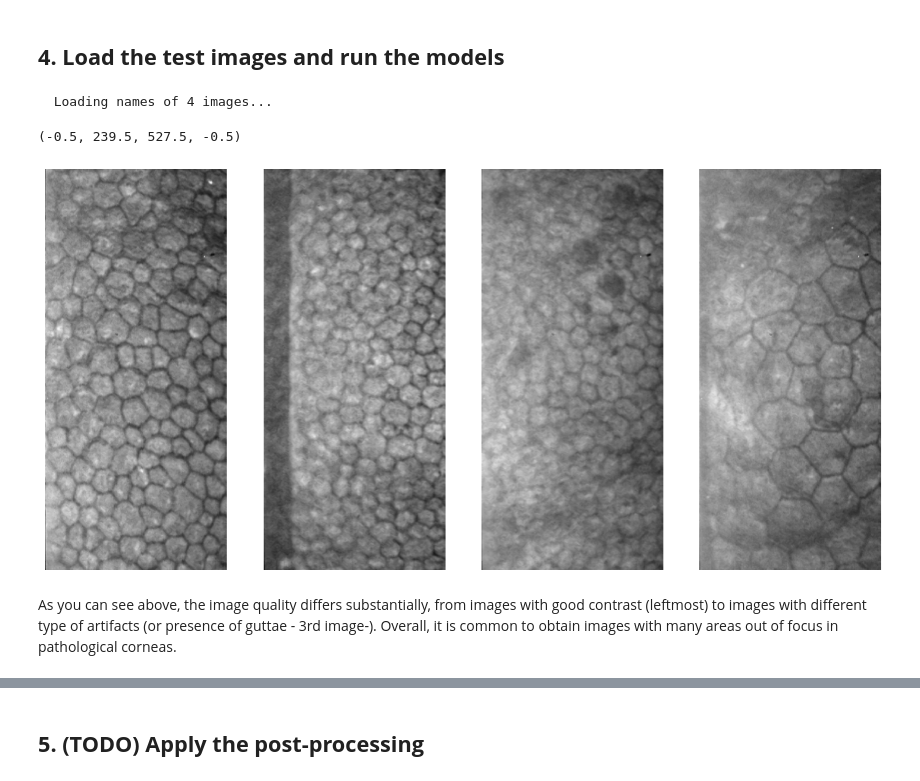
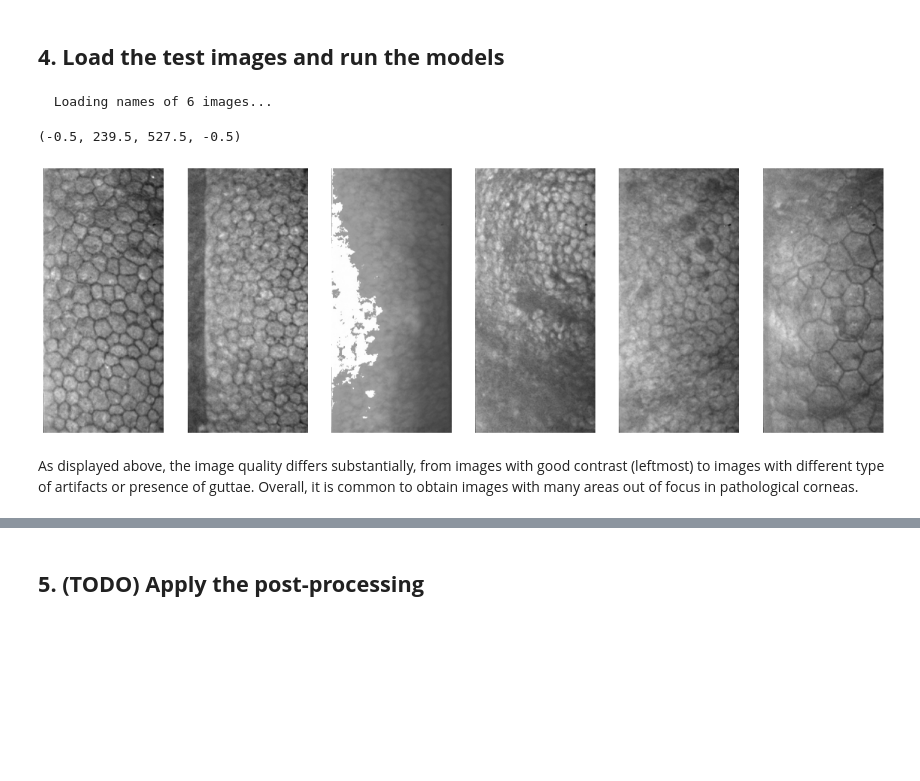
Before and after one commit to jpviguerasguillen/corneal_endothelium_TVST, a Jupyter notebook: TVST_paper_testing.ipynb, the cells around one changed output, grey strips where cells are left out. Cells and saved outputs as stored; diff of their text form; code cells hidden in the pictures; blank space fills up the shorter version.

```diff
--- a/TVST_paper_testing.ipynb
+++ b/TVST_paper_testing.ipynb
@@ -320,50 +322,44 @@ model_roi = get_unet(args.image_shape,
 # %%
 # Load the intensity images
 
 def load_image_names(folder, ending=None):
     """ It loads the names of all images from directory. If given an ending,
     only those files will be returned.
     """
     img_files = sorted(os.listdir(folder))
     if ending is not None:
       img_files = [ii for ii in img_files if ii.endswith(ending)]
     img_number = len(img_files)
     print("  Loading names of", str(img_number), "images...")
     return np.asarray(img_files)
 
 intn_folder = data_folder + 'intn_images/'
 intn_names = load_image_names(intn_folder)
 intn_image = np.ndarray(shape=(len(intn_names),
                                args.image_shape[0],
                                args.image_shape[1]))
 
 for ii in range(len(intn_names)):
   a_name = intn_folder + intn_names[ii]
   intn_image[ii] = imageio.imread(a_name).astype(np.uint8)
 intn_image = intn_image[:,:,:,np.newaxis]            # Add axis C.
 intn_image = intn_image.astype(np.float32) / 255     # Normalize
 
 
 # Plot the examples
-f = plt.figure(figsize=(15,50))
-ax1 = f.add_subplot(141)
-ax2 = f.add_subplot(142)
-ax3 = f.add_subplot(143)
-ax4 = f.add_subplot(144)
-ax1.imshow(intn_image[0,:,:,0], cmap="gray", vmin=0, vmax=1)
-ax1.axis('off')
-ax2.imshow(intn_image[1,:,:,0], cmap="gray", vmin=0, vmax=1)
-ax2.axis('off')
-ax3.imshow(intn_image[2,:,:,0], cmap="gray", vmin=0, vmax=1)
-ax3.axis('off')
-ax4.imshow(intn_image[3,:,:,0], cmap="gray", vmin=0, vmax=1)
-ax4.axis('off')
+fig, ((ax1, ax2, ax3, ax4, ax5, ax6)) = plt.subplots(1, 6, figsize=(20,50))
+ax1.imshow(intn_image[0,:,:,0], cmap="gray", vmin=0, vmax=1); ax1.axis('off')
+ax2.imshow(intn_image[1,:,:,0], cmap="gray", vmin=0, vmax=1); ax2.axis('off')
+ax3.imshow(intn_image[2,:,:,0], cmap="gray", vmin=0, vmax=1); ax3.axis('off')
+ax4.imshow(intn_image[3,:,:,0], cmap="gray", vmin=0, vmax=1); ax4.axis('off')
+ax5.imshow(intn_image[4,:,:,0], cmap="gray", vmin=0, vmax=1); ax5.axis('off')
+ax6.imshow(intn_image[5,:,:,0], cmap="gray", vmin=0, vmax=1); ax6.axis('off')
 # %% [output]
-  Loading names of 4 images...
+  Loading names of 6 images...
 (-0.5, 239.5, 527.5, -0.5)
-[figure, old version]
+[figure, new version]
 # %% [markdown]
-As you can see above, the image quality differs substantially, from images with good contrast (leftmost) to images with different type of artifacts (or presence of guttae - 3rd image-). Overall, it is common to obtain images with many areas out of focus in pathological corneas.
+As displayed above, the image quality differs substantially, from images with good contrast (leftmost) to images with different type of artifacts or presence of guttae. Overall, it is common to obtain images with many areas out of focus in pathological corneas.
 # %%
 # Run the CNN-Edge
 edge_image = model_edge.predict_on_batch(intn_image)
```
Also changed, not shown: parts of 6 cells of this notebook.
